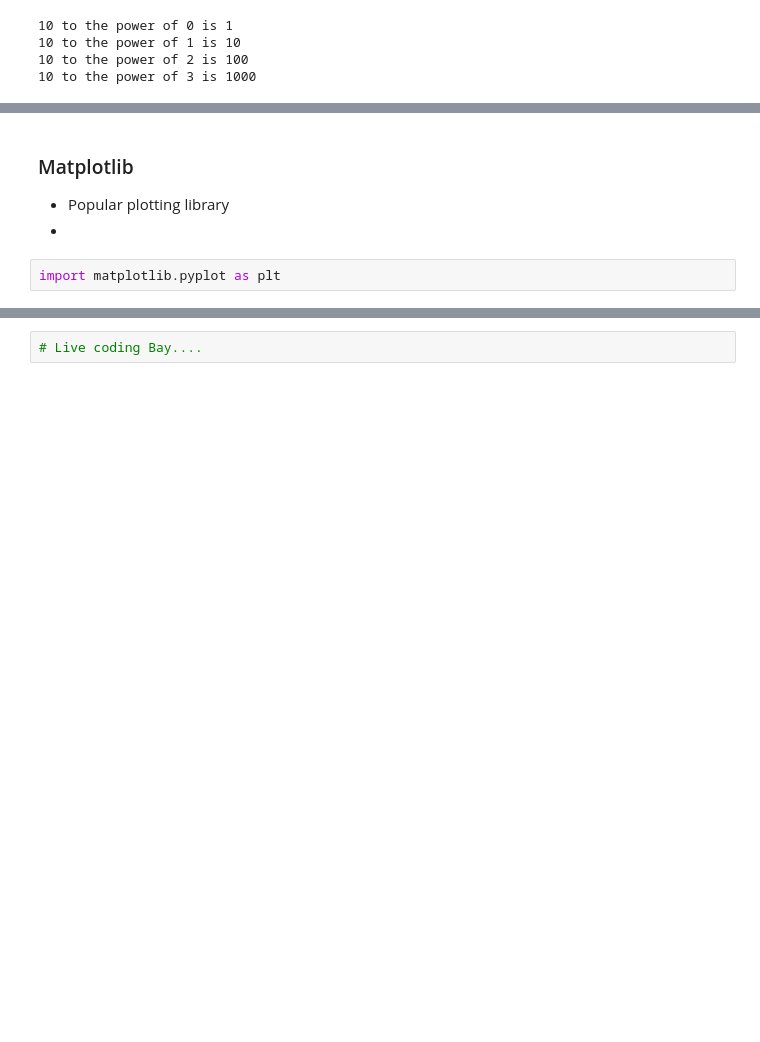
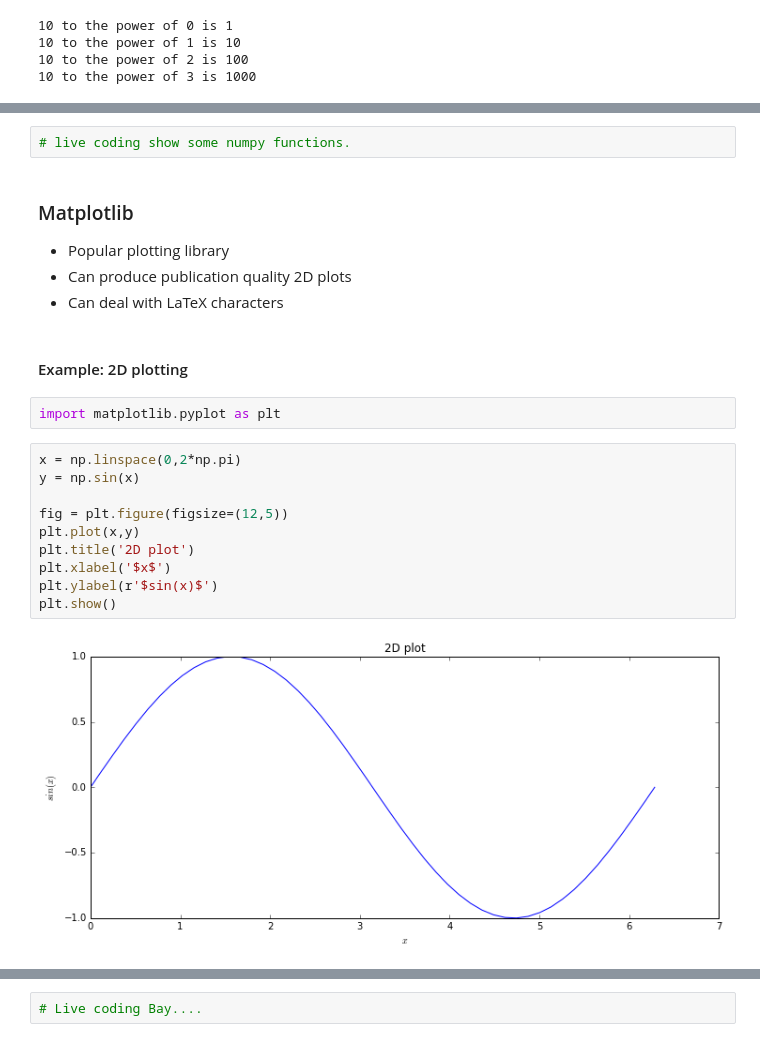
Before and after one commit to ngcm/summer-academy-2016-basics, a Jupyter notebook: Intermediate_Python/index.ipynb, the cells around one changed output, grey strips where cells are left out. Cells and saved outputs as stored; diff of their text form; blank space fills up the shorter version.

```diff
--- a/Intermediate_Python/index.ipynb
+++ b/Intermediate_Python/index.ipynb
@@ -179,6 +257,23 @@ import numpy as np
+# %%
+# live coding show some numpy functions.
 # %% [markdown]
 ### Matplotlib
 * Popular plotting library
-*
+* Can produce publication quality 2D plots
+* Can deal with LaTeX characters
+# %% [markdown]
+#### Example: 2D plotting
 # %%
 import matplotlib.pyplot as plt
+# %%
+x = np.linspace(0,2*np.pi)
+y = np.sin(x)
+
+fig = plt.figure(figsize=(12,5))
+plt.plot(x,y)
+plt.title('2D plot')
+plt.xlabel('$x$')
+plt.ylabel(r'$sin(x)$')
+plt.show()
+# %% [output]
+[figure, added]
```
Also changed, not shown: parts of 70 cells of this notebook.
